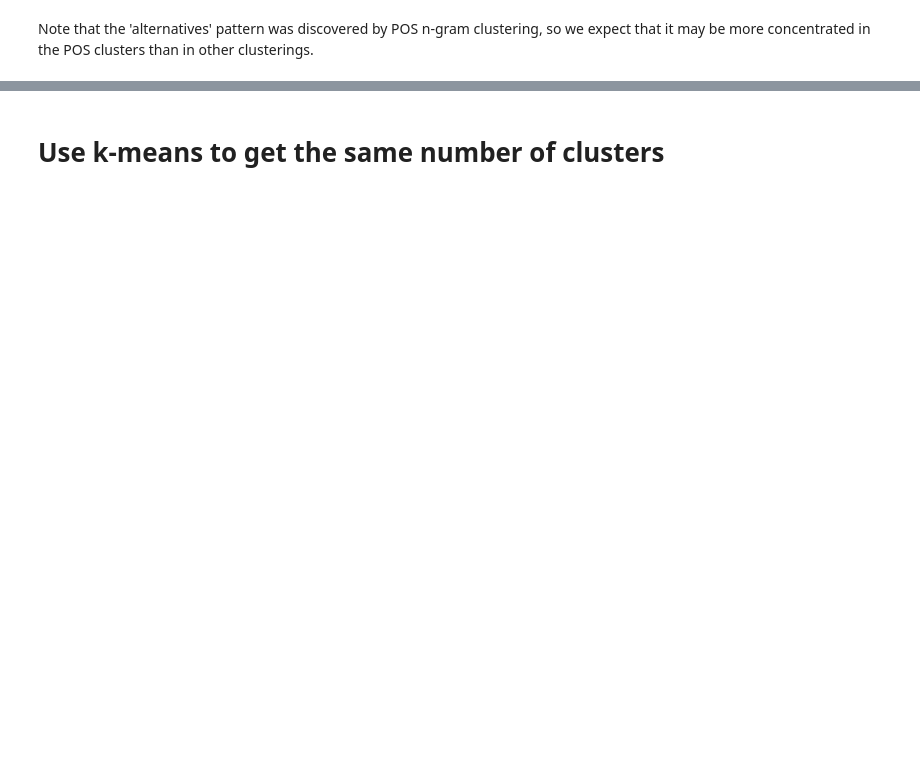
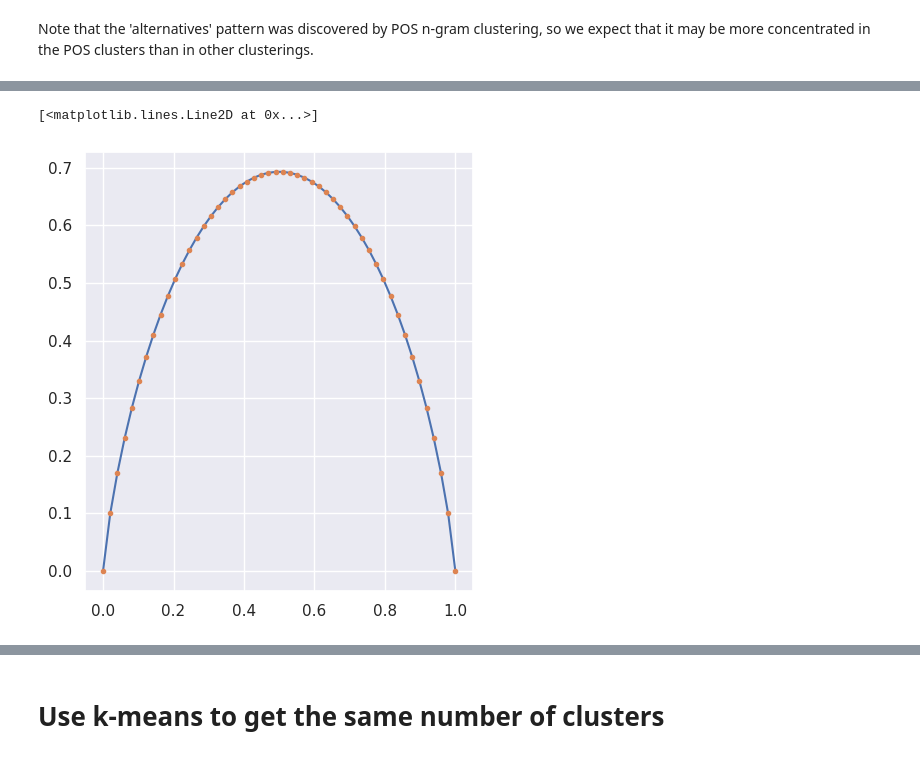
Before and after one commit to rmhorton/instruction_tuning, a Jupyter notebook: cluster_evaluation.ipynb, the cells around one changed output, grey strips where cells are left out. Drawn from its saved outputs; the diff is of its cells as text; code cells hidden in the pictures; blank space fills up the shorter version.

```diff
--- a/cluster_evaluation.ipynb
+++ b/cluster_evaluation.ipynb
@@ -146,3 +131,47 @@ def plot_pattern_distribution(pd_pdf, my_stat='frequency'):
     ax.set(ylabel=None)
     ax.set(title=f"Pattern {my_stat} across clusters")
     plt.show()
+# %%
+# Entropy-based evaluation
+
+def counts(col, pattern, cluster=None, df = pos_pattern_distributions):
+    if not cluster:
+        return df[df['pattern']== pattern][col].sum()
+    else:
+        dfc = df.loc[df[df.pattern == pattern].index == cluster]
+        return dfc[dfc['pattern']== pattern][col].sum()
+
+
+def clusters(pattern, df= pos_pattern_distributions):
+    return df[df.pattern == pattern].index
+
+def h(true_count, total_count):
+    if total_count == 0:
+        print("WARNING Computing entropy for zero counts. Returning 0")
+        return 0.0
+    else:
+        p = float(true_count) / total_count
+        #print(f'p: {p}')
+    'Natural log based entropy'
+    if (p < sys.float_info.epsilon) or 1-p < (sys.float_info.epsilon):
+        return 0.0
+    else:
+        return -p * math.log(p) - (1-p) * math.log(1-p)
+
+def mean_H(trues, falses):
+    return h(trues, (trues + falses))
+
+def avg_cluster_H(clusters):
+    cluster_h_sum = []
+    for cluster in clusters:
+        cluster_h_sum.append((counts(True, pattern, cluster) + counts(False, pattern, cluster)) *\
+            h(counts(True, pattern, cluster), counts(False, pattern, cluster)))
+    sum = sum(cluster_h_sum)
+# %%
+# Should be a symmetric function
+p0 = np.linspace(0,1)
+plt.plot(p0, [mean_H(1-p, p) for p in p0], '-')
+plt.plot(p0, [mean_H(p, 1-p) for p in p0], ' .')
+# %% [output]
+[<matplotlib.lines.Line2D at 0x...>]
+[figure, added]
```
Also changed, not shown: parts of 12 cells of this notebook.
